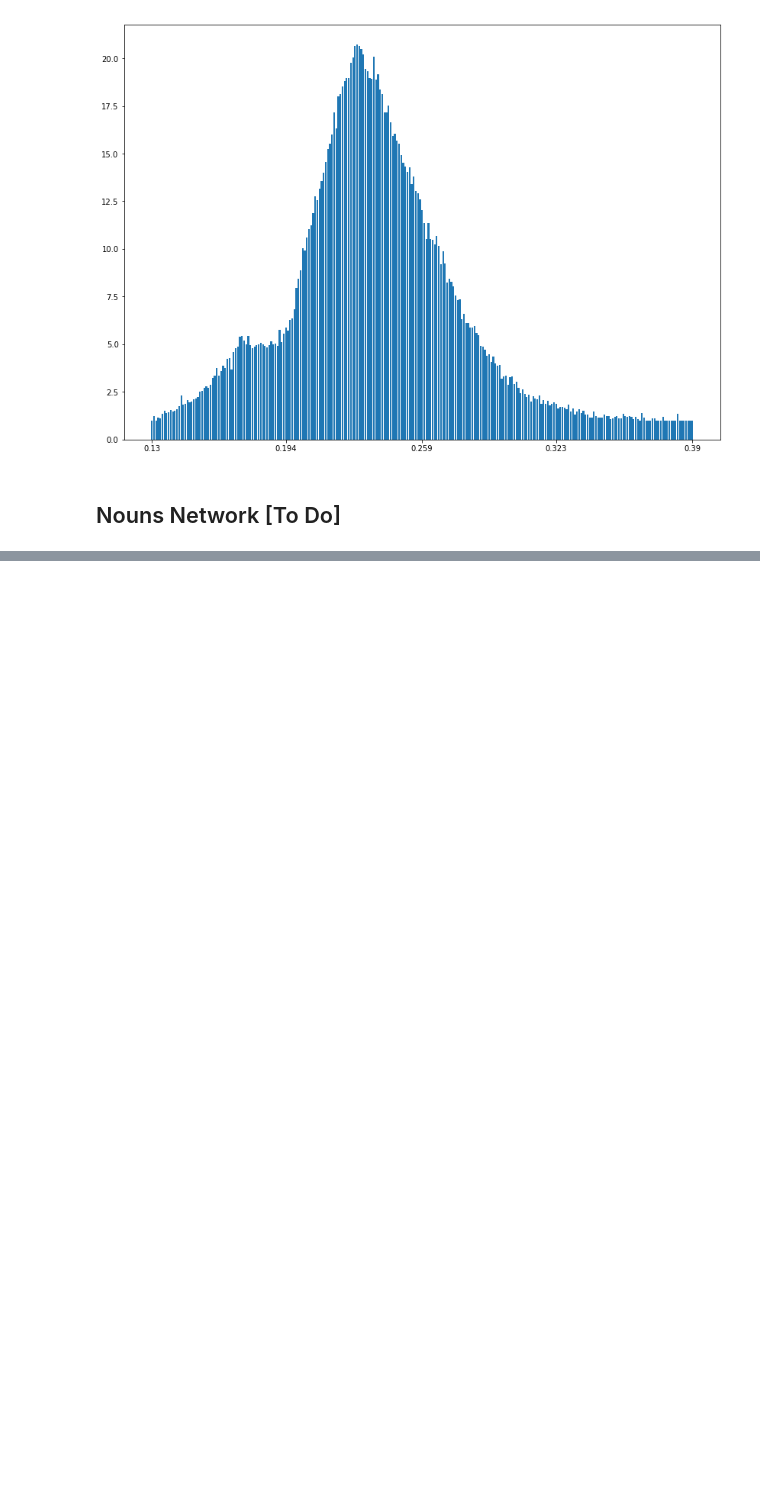
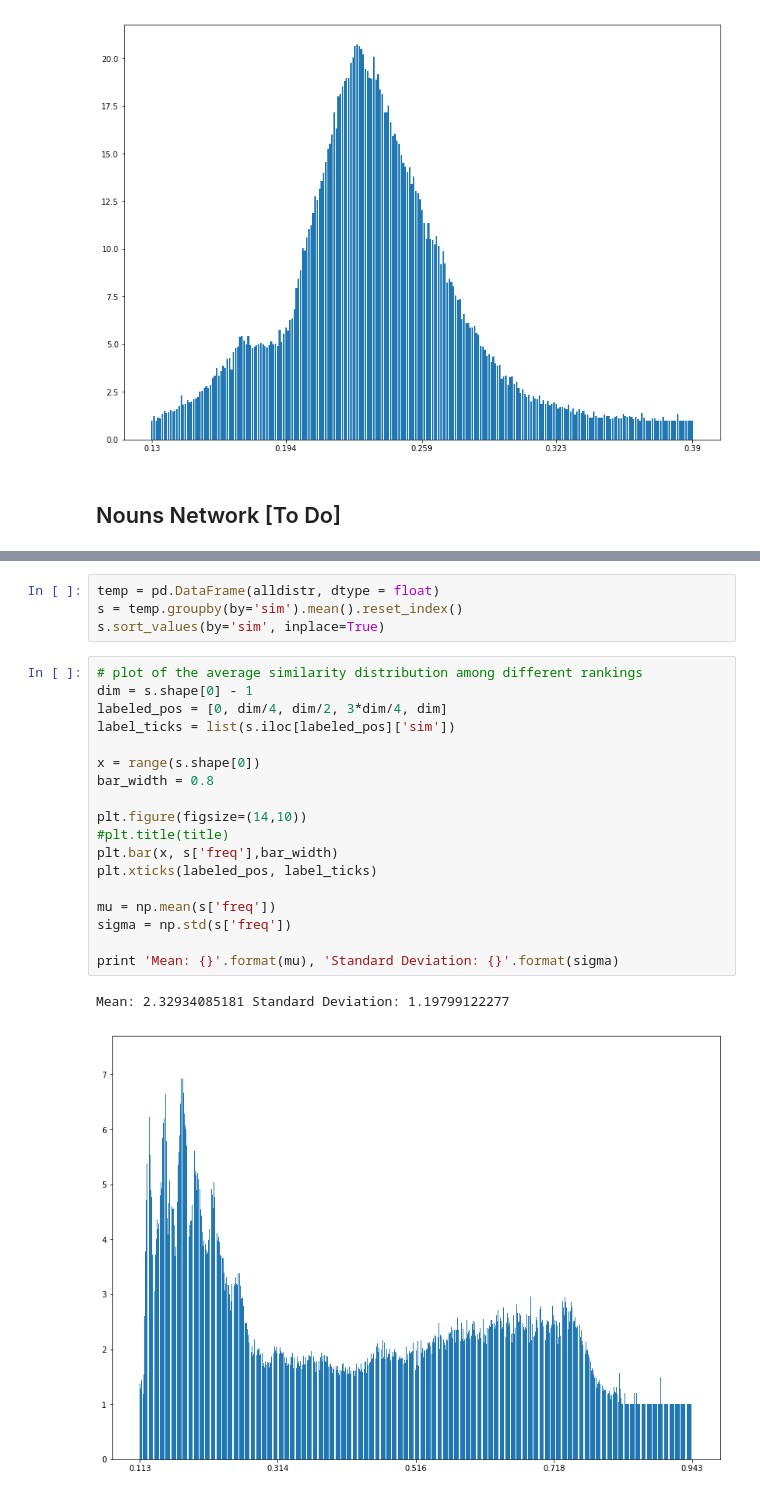
Before and after one commit to DataSciencePolimi/NetSKE, a Jupyter notebook: graphs/Finance Domain - 20 seeds - Candidates as Random.ipynb, the cells around one changed output, grey strips where cells are left out. Cells and saved outputs as stored; diff of their text form; blank space fills up the shorter version.

```diff
--- a/graphs/Finance Domain - 20 seeds - Candidates as Random.ipynb
+++ b/graphs/Finance Domain - 20 seeds - Candidates as Random.ipynb
@@ -273,0 +276,25 @@ plt.grid(True)
+# %%
+temp = pd.DataFrame(alldistr, dtype = float)
+s = temp.groupby(by='sim').mean().reset_index()
+s.sort_values(by='sim', inplace=True)
+# %%
+# plot of the average similarity distribution among different rankings
+dim = s.shape[0] - 1
+labeled_pos = [0, dim/4, dim/2, 3*dim/4, dim]
+label_ticks = list(s.iloc[labeled_pos]['sim'])
+
+x = range(s.shape[0])
+bar_width = 0.8
+
+plt.figure(figsize=(14,10))
+#plt.title(title)
+plt.bar(x, s['freq'],bar_width)
+plt.xticks(labeled_pos, label_ticks)
+
+mu = np.mean(s['freq'])
+sigma = np.std(s['freq'])
+
+print 'Mean: {}'.format(mu), 'Standard Deviation: {}'.format(sigma)
+# %% [output]
+Mean: 2.32934085181 Standard Deviation: 1.19799122277
+[figure, added]
```
Also changed, not shown: parts of 7 cells of this notebook, 11 other files.
